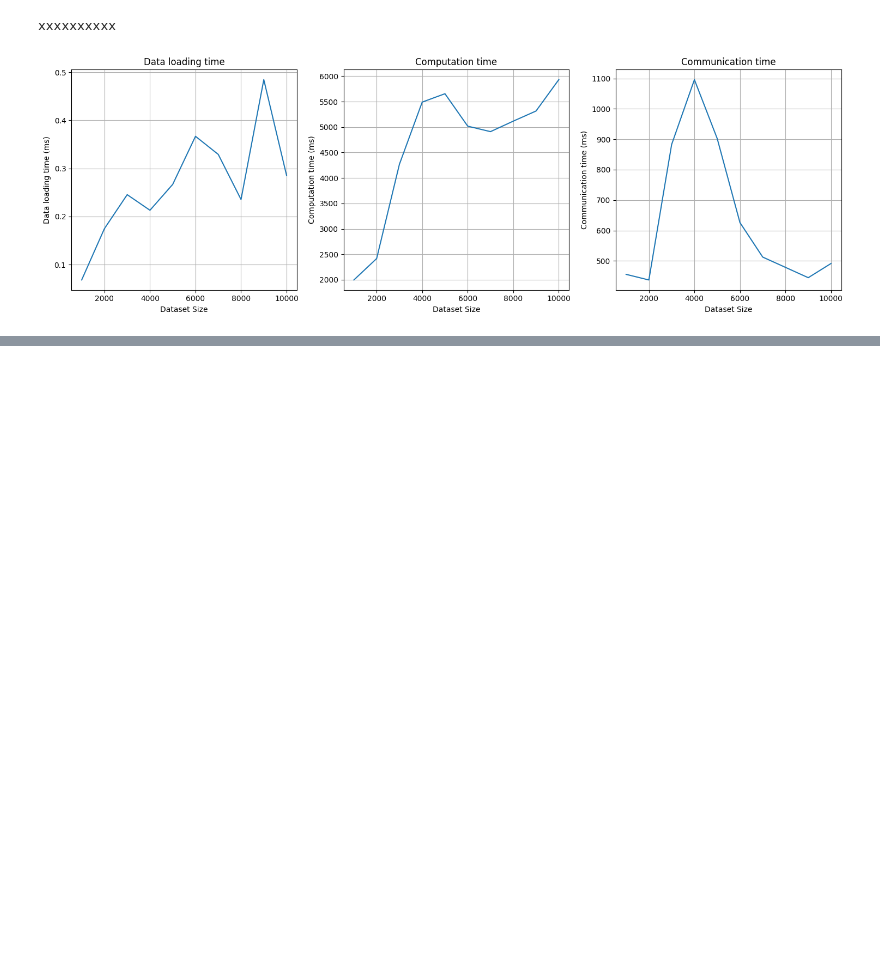
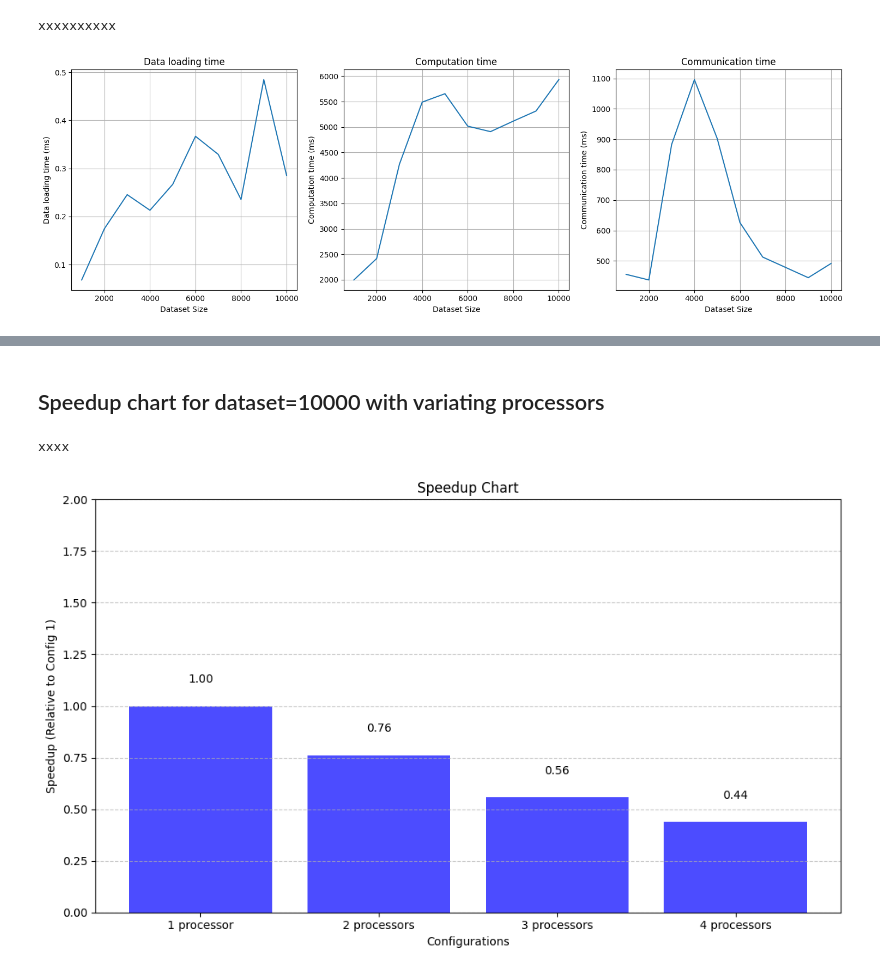
Before and after one commit to UmeshanUC/Parallelizing-and-Benchmarking-K-Means-Algorithm-HPC, a Jupyter notebook: main.ipynb, the cells around one changed output, grey strips where cells are left out. Cells and saved outputs as stored; diff of their text form; code cells hidden in the pictures; blank space fills up the shorter version.

```diff
--- a/main.ipynb
+++ b/main.ipynb
@@ -118,0 +281,60 @@ plt.show()
+# %% [markdown]
+## Speedup chart for dataset=10000 with variating processors
+# %%
+import matplotlib.pyplot as plt
+from helpers.bashrun import bashrun
+from helpers.generate_data import generate_data
+from helpers.plotPerformance import plotPerformance
+from helpers.run_and_measure import run_and_measure
+import time
+import numpy as np
+
+# clean metadata files
+bashrun("rm meta*.csv")
+
+procs = []
+
+for i in [1,2,3,4]:
+    print("x", end='')
+
+    procs.append(i)
+
+    n_procs = i
+    # bashrun(f"python3 k-means.py {n_samples}")
+
+    bashrun(f"mpirun -n {n_procs} python3 parallel_km_final.py 1000")
+
+
+# Read the CSV file into a NumPy array
+    # Row format
+    # row --> data loading time, computation time, communication time
+# data_seq = np.loadtxt('meta_seq.csv', delimiter=',', dtype=np.float32) * 1000 # *1000 makes it to ms
+data_para = np.loadtxt('meta_para.csv', delimiter=',', dtype=np.float32) * 1000 # *1000 makes it to ms
+
+# Define the number of configurations or versions
+configurations = ['1 processor', '2 processors', '3 processors', '4 processors']
+
+# Define the execution times for each configuration
+execution_times = data_para[:,1]  # Replace with your actual execution times
+
+# Calculate the speedup relative to the first configuration
+speedup = [execution_times[0] / t for t in execution_times]
+
+# Create a bar chart for speedup
+plt.figure(figsize=(10, 6))
+plt.bar(configurations, speedup, color='blue', alpha=0.7)
+plt.xlabel('Configurations')
+plt.ylabel('Speedup (Relative to Config 1)')
+plt.title('Speedup Chart')
+plt.ylim(0, max(speedup) + 1)  # Set the y-axis limits
+plt.grid(axis='y', linestyle='--', alpha=0.7)
+
+# Add values on top of each bar
+for i, v in enumerate(speedup):
+    plt.text(i, v + 0.1, f'{v:.2f}', ha='center', va='bottom', fontsize=10)
+
+plt.tight_layout()
+plt.show()
+# %% [output]
+xxxx
+[figure, added]
```
Also changed, not shown: parts of 15 cells of this notebook, 2 other files.
